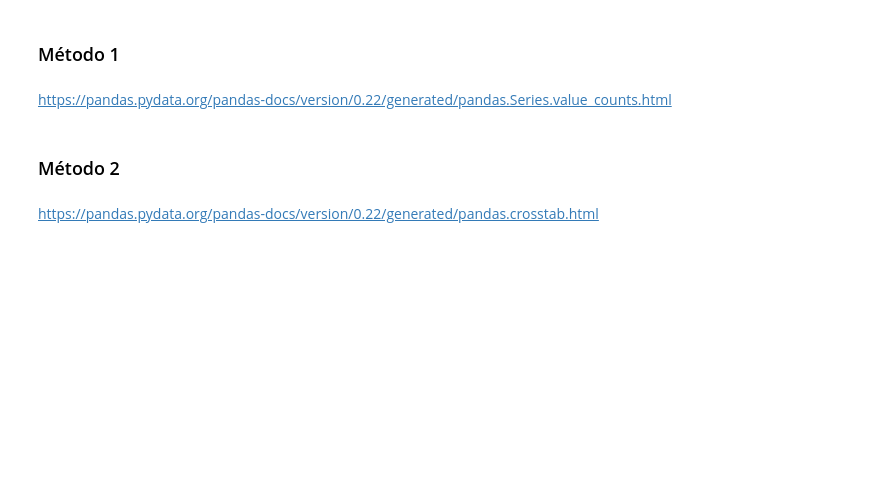
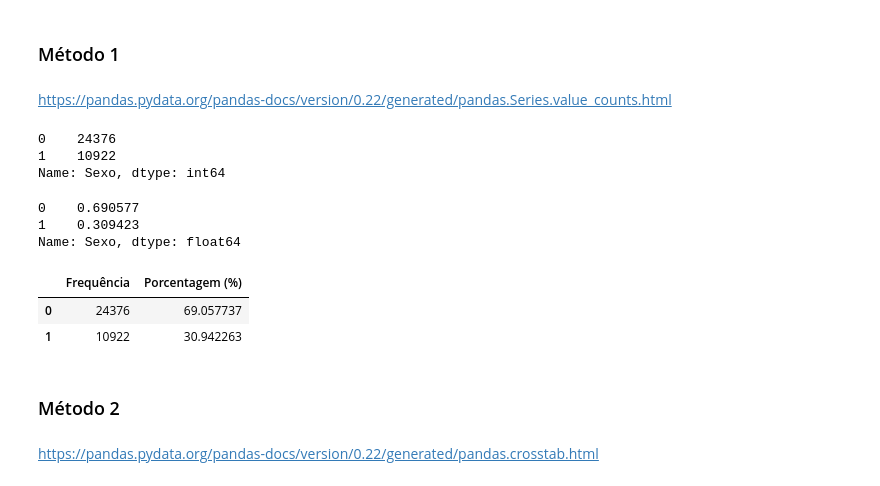
Before and after one commit to cesarcalafrioli/PYTHON_ANOTACOES, a Jupyter notebook: Curso_de_Estatística_Parte_1.ipynb, the cells around one changed output. Saved outputs shown, nothing was run; the diff lists cells and outputs as text; code cells hidden in the pictures; blank space fills up the shorter version.

```diff
--- a/Curso_de_Estatística_Parte_1.ipynb
+++ b/Curso_de_Estatística_Parte_1.ipynb
@@ -235,6 +219,30 @@ O primeiro passo em um trabalho de análise é o conhecimento do comportamento d
 ### Método 1
 # %% [markdown]
 https://pandas.pydata.org/pandas-docs/version/0.22/generated/pandas.Series.value_counts.html
+# %%
+dados['Sexo'].value_counts()
+# %% [output]
+0    24376
+1    10922
+Name: Sexo, dtype: int64
+# %%
+dados['Sexo'].value_counts(normalize = True) * 100
+# %% [output]
+0    0.690577
+1    0.309423
+Name: Sexo, dtype: float64
+# %%
+frequencia = dados['Sexo'].value_counts()
+# %%
+percentual = dados['Sexo'].value_counts(normalize = True) * 100
+# %%
+dist_freq_qualitativas = pd.DataFrame({'Frequência': frequencia, 'Porcentagem (%)': percentual})
+# %%
+dist_freq_qualitativas
+# %% [output]
+|  | Frequência | Porcentagem (%) |
+| 0 | 24376 | 69.057737 |
+| 1 | 10922 | 30.942263 |
 # %% [markdown]
 ### Método 2
 # %% [markdown]
```
Also changed, not shown: parts of 4 cells of this notebook.
